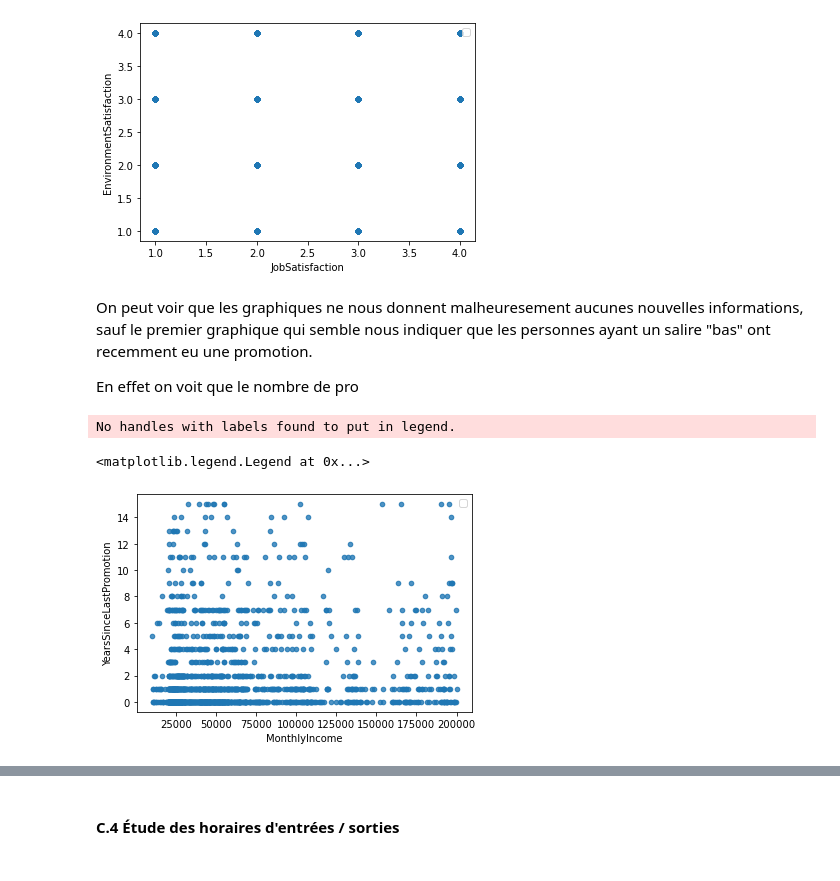
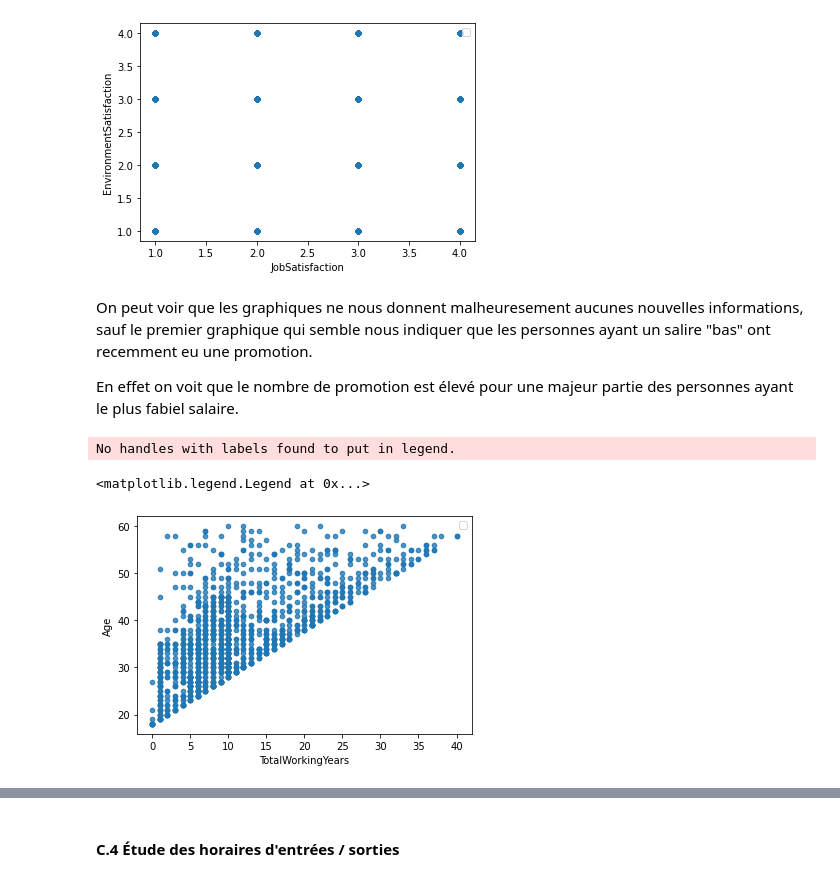
Before and after one commit to Ugo-Girard-Tissier/Projet-IA, a Jupyter notebook: Projet IA.ipynb, the cells around one changed output, grey strips where cells are left out. Saved outputs shown, nothing was run; the diff lists cells and outputs as text; code cells hidden in the pictures.

```diff
--- a/Projet IA.ipynb
+++ b/Projet IA.ipynb
@@ -407,12 +404,12 @@ No handles with labels found to put in legend.
 # %% [markdown]
 On peut voir que les graphiques ne nous donnent malheuresement aucunes nouvelles informations, sauf le premier graphique qui semble nous indiquer que les personnes ayant un salire "bas" ont recemment eu une promotion.
 
-En effet on voit que le nombre de pro
+En effet on voit que le nombre de promotion est élevé pour une majeur partie des personnes ayant le plus fabiel salaire.
 # %%
-dataset_without_in_out.plot(kind="scatter", x="MonthlyIncome", y="YearsSinceLastPromotion", alpha=0.4,
+dataset_without_in_out.plot(kind="scatter", x="TotalWorkingYears", y="Age", alpha=0.4,
     sharex=False)
 plt.legend()
 # %% [output]
 No handles with labels found to put in legend.
 <matplotlib.legend.Legend at 0x...>
-[figure, old version]
+[figure, new version]
```
Also changed, not shown: parts of 65 cells of this notebook.
